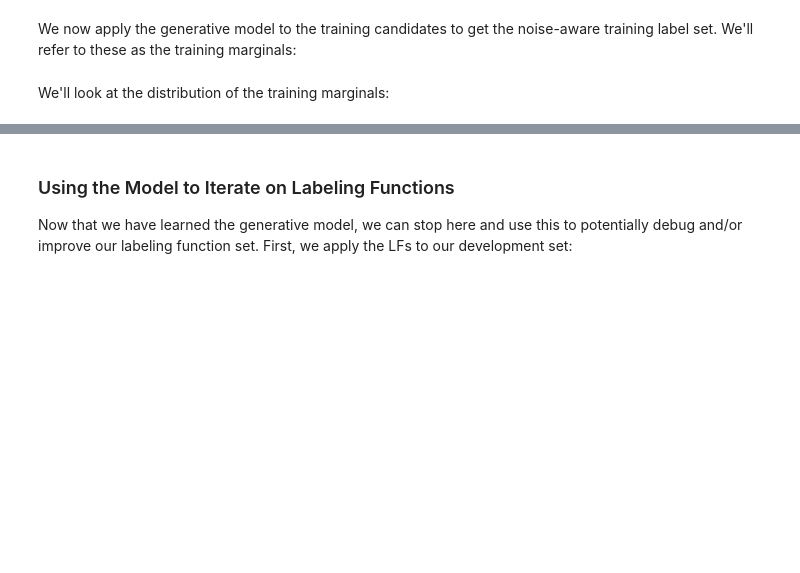
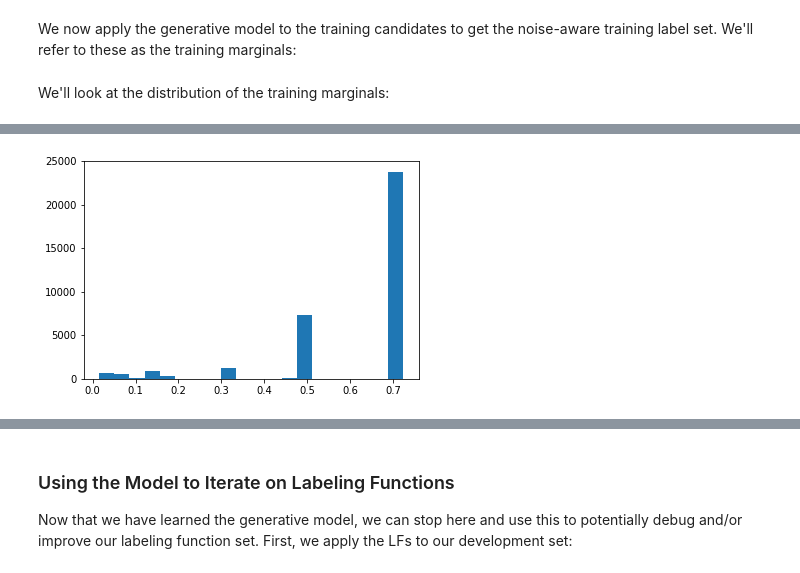
Before and after one commit to lukehsiao/tecs-hardware-kbc, a Jupyter notebook: transistors/transistors.ipynb, the cells around one changed output, grey strips where cells are left out. Saved outputs shown, nothing was run; the diff lists cells and outputs as text; code cells hidden in the pictures; blank space fills up the shorter version.

```diff
--- a/transistors/transistors.ipynb
+++ b/transistors/transistors.ipynb
@@ -394,0 +557,5 @@ L_train[0].shape
+# %%
+plt.hist(polarity_marginals[:, TRUE - 1], bins=20)
+plt.show()
+# %% [output]
+[figure, added]
```
Also changed, not shown: parts of 33 cells of this notebook.
